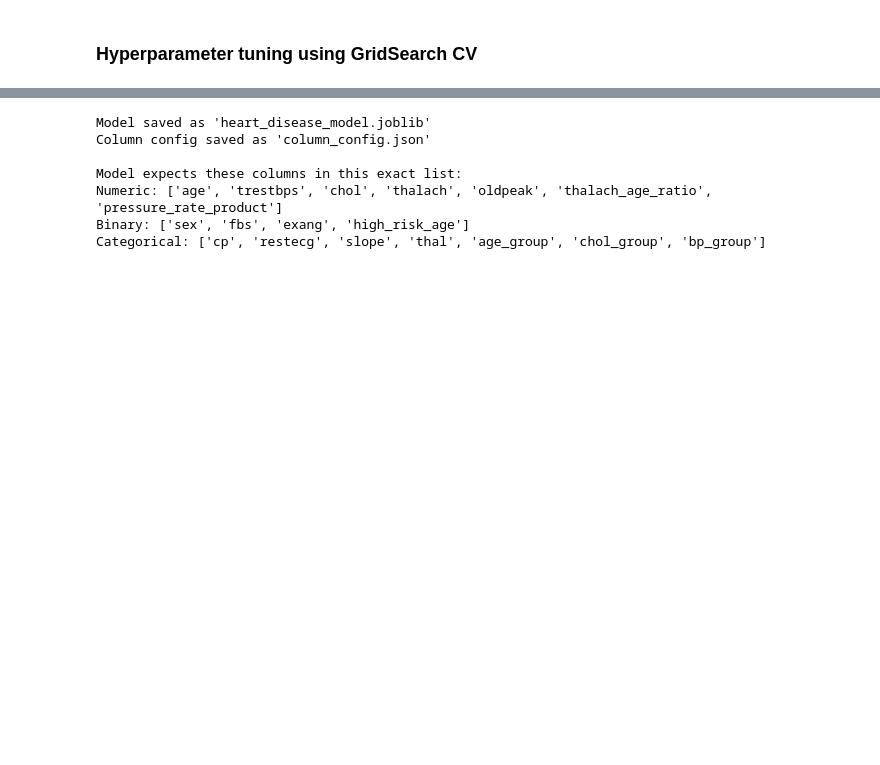
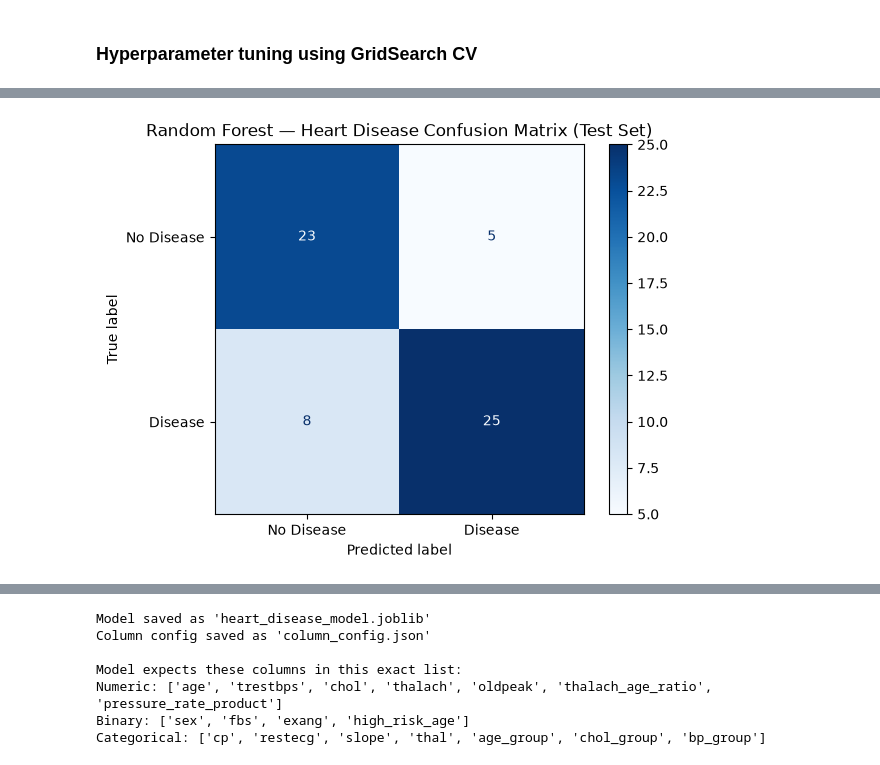
Before and after one commit to suyogkarki1/Clinical-Risk-Prediction-Diabetes-Heart-Disease, a Jupyter notebook: heart/heart.ipynb, the cells around one changed output, grey strips where cells are left out. Drawn from its saved outputs; the diff is of its cells as text; code cells hidden in the pictures; blank space fills up the shorter version.

```diff
--- a/heart/heart.ipynb
+++ b/heart/heart.ipynb
@@ -973,0 +794,14 @@ plt.show()
+# %%
+from sklearn.metrics import confusion_matrix, ConfusionMatrixDisplay
+import matplotlib.pyplot as plt
+
+model = best_models['RandomForest']
+y_pred = model.predict(X_test)
+
+cm = confusion_matrix(y_test, y_pred)
+
+ConfusionMatrixDisplay(cm, display_labels=['No Disease', 'Disease']).plot(cmap='Blues')
+plt.title('Random Forest — Heart Disease Confusion Matrix (Test Set)')
+plt.show()
+# %% [output]
+[figure, added]
```
Also changed, not shown: parts of 18 cells of this notebook, 5 other files.
